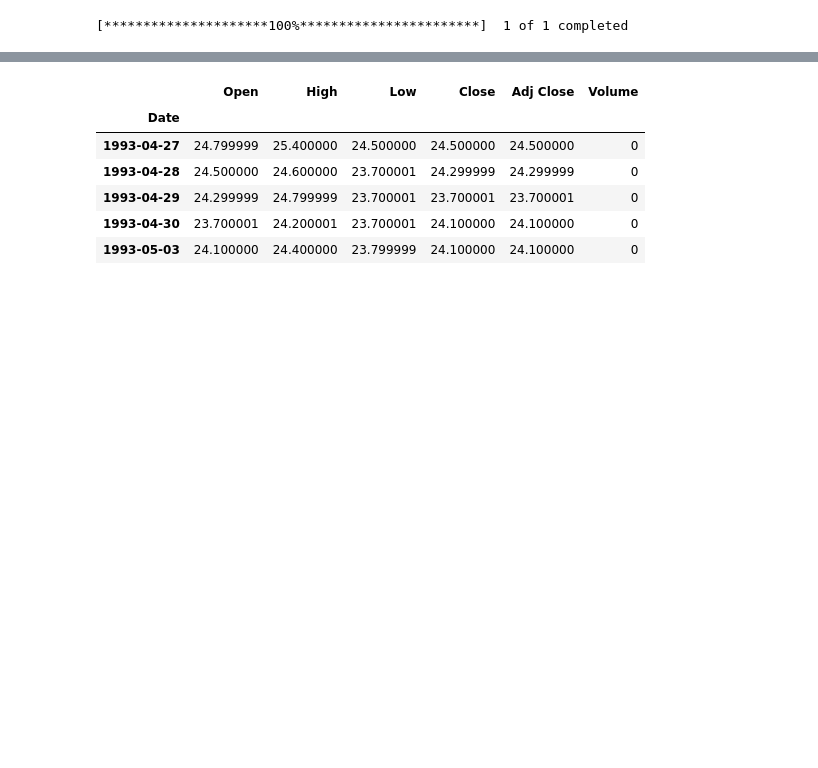
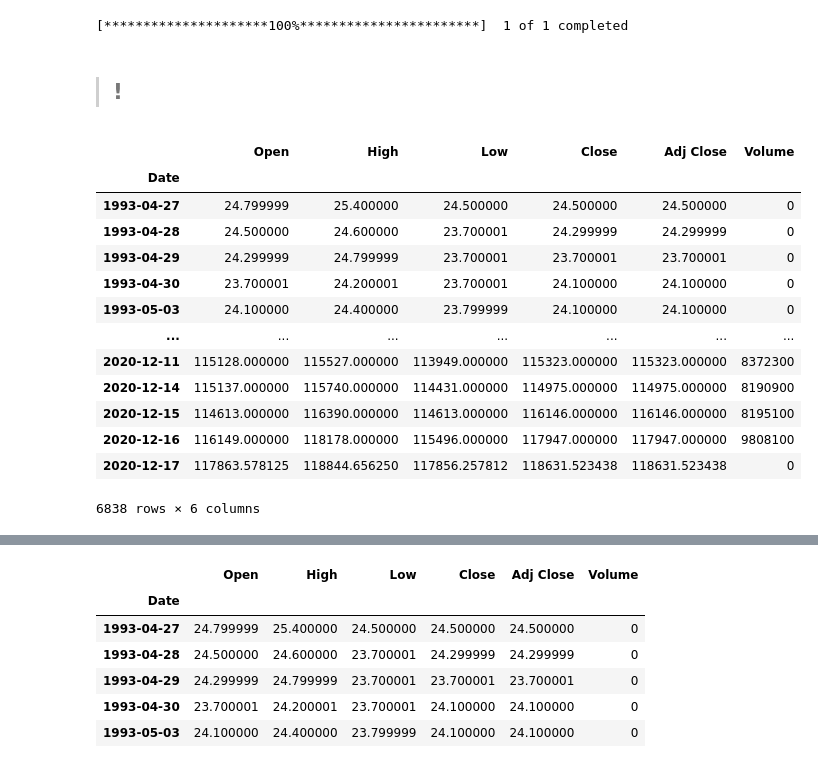
Before and after one commit to mv/yfinance-colab, a Jupyter notebook: yfinance_01.ipynb, the cells around one changed output, grey strips where cells are left out. Saved outputs shown, nothing was run; the diff lists cells and outputs as text; code cells hidden in the pictures; blank space fills up the shorter version.

```diff
--- a/yfinance_01.ipynb
+++ b/yfinance_01.ipynb
@@ -28,3 +28,22 @@ yf.pdr_override()
 ibov = web.get_data_yahoo('^BVSP')
 # %% [output]
 [*********************100%***********************]  1 of 1 completed
+# %% [markdown]
+> ## !
+# %%
+ibov
+# %% [output]
+|  | Open | High | Low | Close | Adj Close | Volume |
+| Date |  |  |  |  |  |  |
+| 1993-04-27 | 24.799999 | 25.400000 | 24.500000 | 24.500000 | 24.500000 | 0 |
+| 1993-04-28 | 24.500000 | 24.600000 | 23.700001 | 24.299999 | 24.299999 | 0 |
+| 1993-04-29 | 24.299999 | 24.799999 | 23.700001 | 23.700001 | 23.700001 | 0 |
+| 1993-04-30 | 23.700001 | 24.200001 | 23.700001 | 24.100000 | 24.100000 | 0 |
+| 1993-05-03 | 24.100000 | 24.400000 | 23.799999 | 24.100000 | 24.100000 | 0 |
+| ... | ... | ... | ... | ... | ... | ... |
+| 2020-12-11 | 115128.000000 | 115527.000000 | 113949.000000 | 115323.000000 | 115323.000000 | 8372300 |
+| 2020-12-14 | 115137.000000 | 115740.000000 | 114431.000000 | 114975.000000 | 114975.000000 | 8190900 |
+| 2020-12-15 | 114613.000000 | 116390.000000 | 114613.000000 | 116146.000000 | 116146.000000 | 8195100 |
+| 2020-12-16 | 116149.000000 | 118178.000000 | 115496.000000 | 117947.000000 | 117947.000000 | 9808100 |
+| 2020-12-17 | 117863.578125 | 118844.656250 | 117856.257812 | 118631.523438 | 118631.523438 | 0 |
+6838 rows × 6 columns
```
Also changed, not shown: parts of 3 cells of this notebook.
